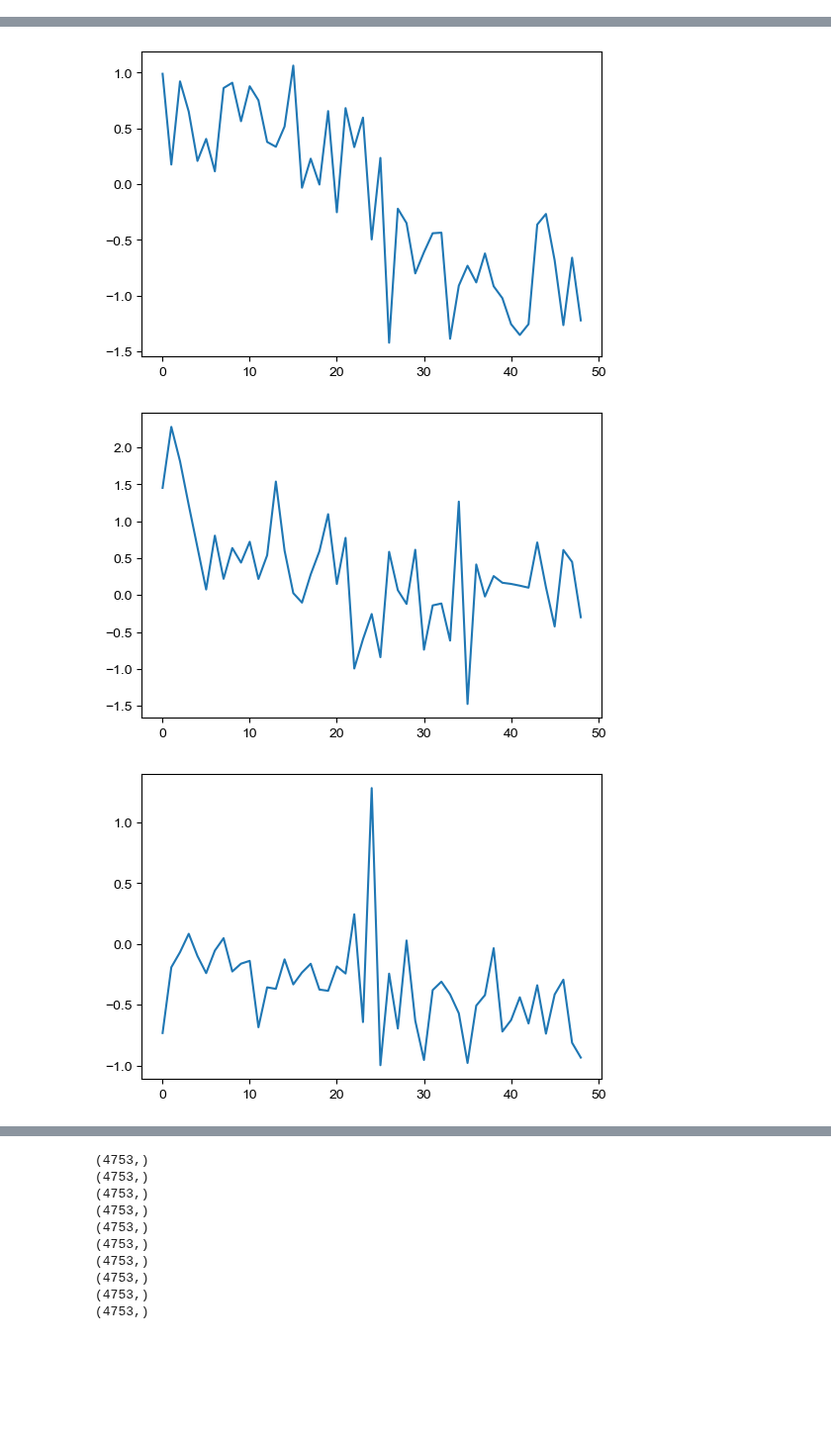
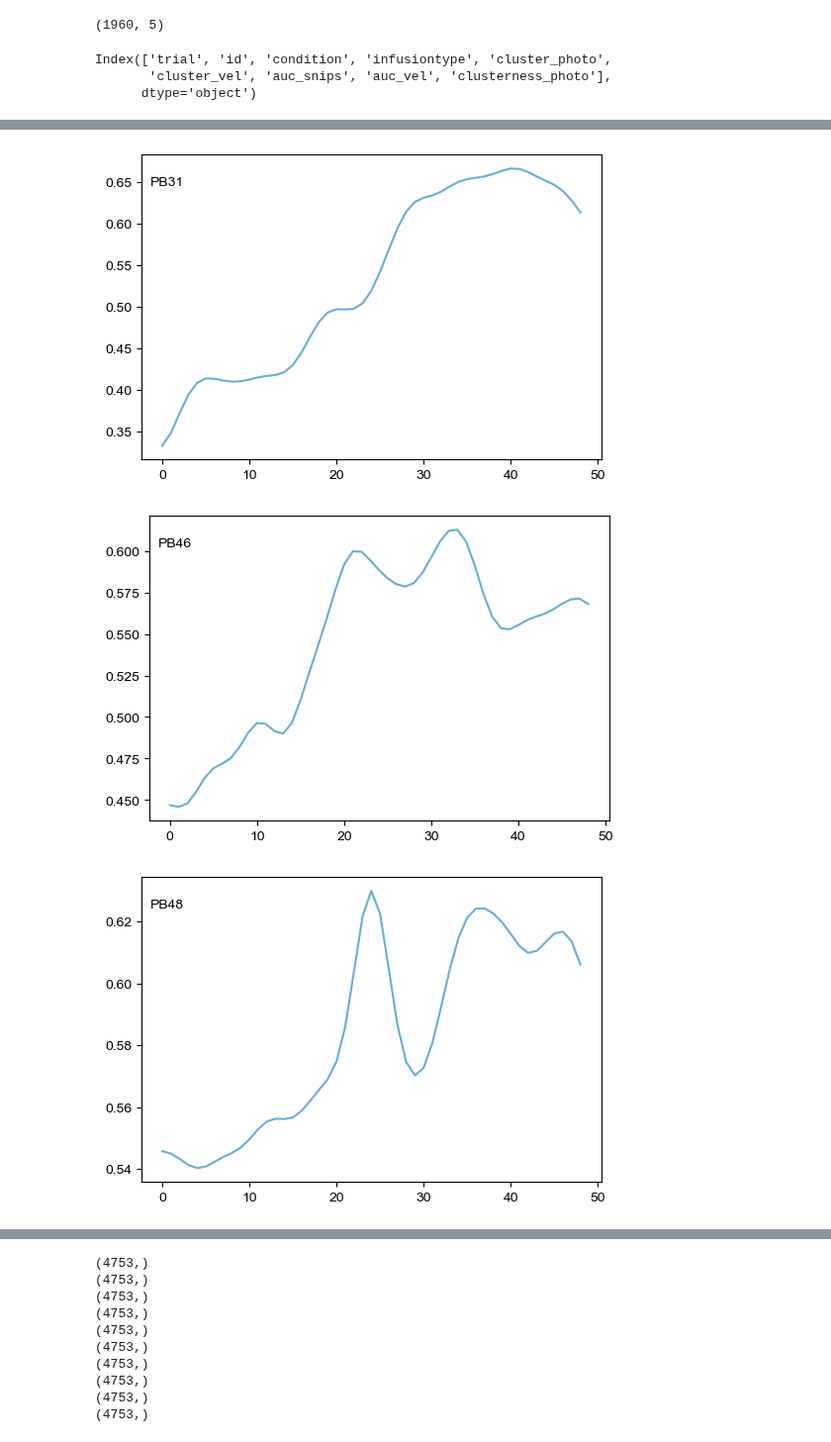
Before and after one commit to jaimemcc/bazzino, a Jupyter notebook: notebooks/crosscorrelation.ipynb, the cells around one changed output, grey strips where cells are left out. Shown at 99% size. Drawn from its saved outputs; the diff is of its cells as text; code cells hidden in the pictures; blank space fills up the shorter version.

```diff
--- a/notebooks/crosscorrelation.ipynb
+++ b/notebooks/crosscorrelation.ipynb
@@ -36,6 +36,47 @@ with open(pcafile, 'rb') as f:
     pca = dill.load(f)
 
 pc1 = pca[:,0]
+pca_data = pca[:, :5]
+# %%
+pca_data.shape
+# %% [output]
+(1960, 5)
+# %%
+# calculate centroids
+cluster_0_centroid = pca_data[x_array.cluster_photo == 0].mean(axis=0)
+cluster_1_centroid = pca_data[x_array.cluster_photo == 1].mean(axis=0)
+
+# Step 2: Define the cluster separation vector
+cluster_vector = cluster_1_centroid - cluster_0_centroid
+
+# Step 3: Project each observation onto the cluster vector
+# Normalize the cluster vector
+cluster_vector_norm = cluster_vector / np.linalg.norm(cluster_vector)
+# Compute projections
+projections = np.dot(pca_data - cluster_0_centroid, cluster_vector_norm)
+
+# Step 4: Normalize the projections to range between 0 and 1
+min_projection = projections.min()
+max_projection = projections.max()
+normalized_projections = (projections - min_projection) / (max_projection - min_projection)
+
+x_array = x_array.assign(clusterness_photo=normalized_projections)
+# %%
+x_array.columns
+# %% [output]
+Index(['trial', 'id', 'condition', 'infusiontype', 'cluster_photo',
+       'cluster_vel', 'auc_snips', 'auc_vel', 'clusterness_photo'],
+      dtype='object')
+# %%
+from scipy.ndimage import gaussian_filter1d
+
+for rat in rats:
+    mask = x_array.id == rat
+    clusterness = x_array.loc[mask, 'clusterness_photo'].values
+
+    # Apply Gaussian smoothing
+    smoothed = gaussian_filter1d(clusterness, sigma=2)  # Adjust sigma
+    x_array.loc[mask, 'clusterness_photo_smoothed'] = smoothed
 # %%
 # just select 0.45 and deplete Na+ condition
 x_array_red = x_array.query("infusiontype == '45NaCl' & condition == 'deplete'")
@@ -45,8 +86,9 @@ for rat in rats:
     x_rat = x_array_red.query("id == @rat")
     snips_photo_rat = snips_photo[x_array.query("infusiontype == '45NaCl' & condition == 'deplete' & id == @rat").index]
     snips_vel_rat = snips_vel[x_array.query("infusiontype == '45NaCl' & condition == 'deplete' & id == @rat").index]
-    pc1_rat = pc1[x_array.query("infusiontype == '45NaCl' & condition == 'deplete' & id == @rat").index]
+    # pc1_rat = pc1[x_array.query("infusiontype == '45NaCl' & condition == 'deplete' & id == @rat").index]
 
     f, ax = plt.subplots(figsize=(6,4), sharex=True)
-    ax.plot(pc1_rat)
+    ax.plot(x_rat.trial, x_rat.clusterness_photo_smoothed, color=colors[0], label='Photo')
+    ax.text(0.02, 0.9, rat, transform=ax.transAxes)
 # %% [output]
@@ -56,3 +98,3 @@ for rat in rats:
-[figure, old version]
+[figure, new version]
-[figure, old version]
+[figure, new version]
-[figure, old version]
+[figure, new version]
```
Also changed, not shown: parts of 12 cells of this notebook, 1 other file.
